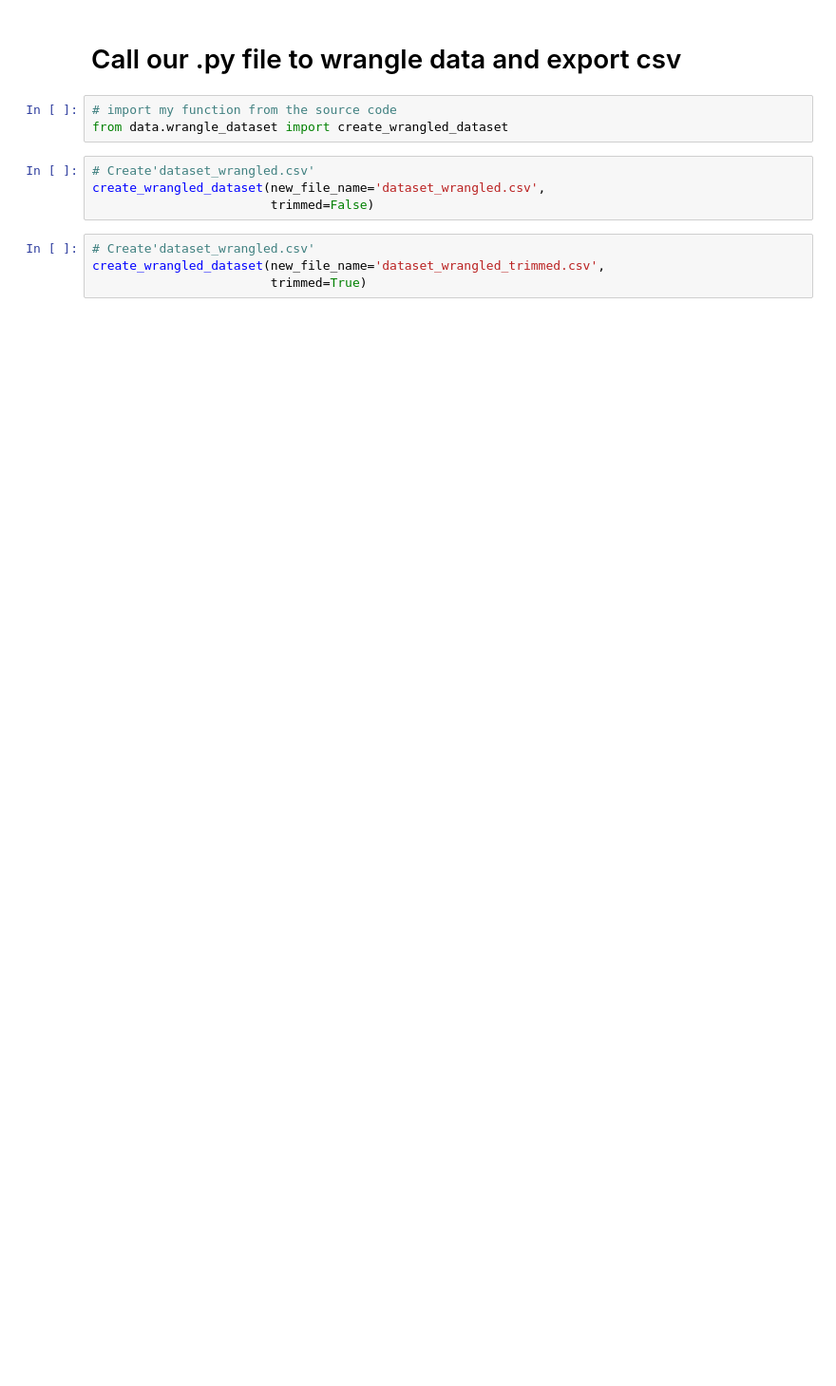
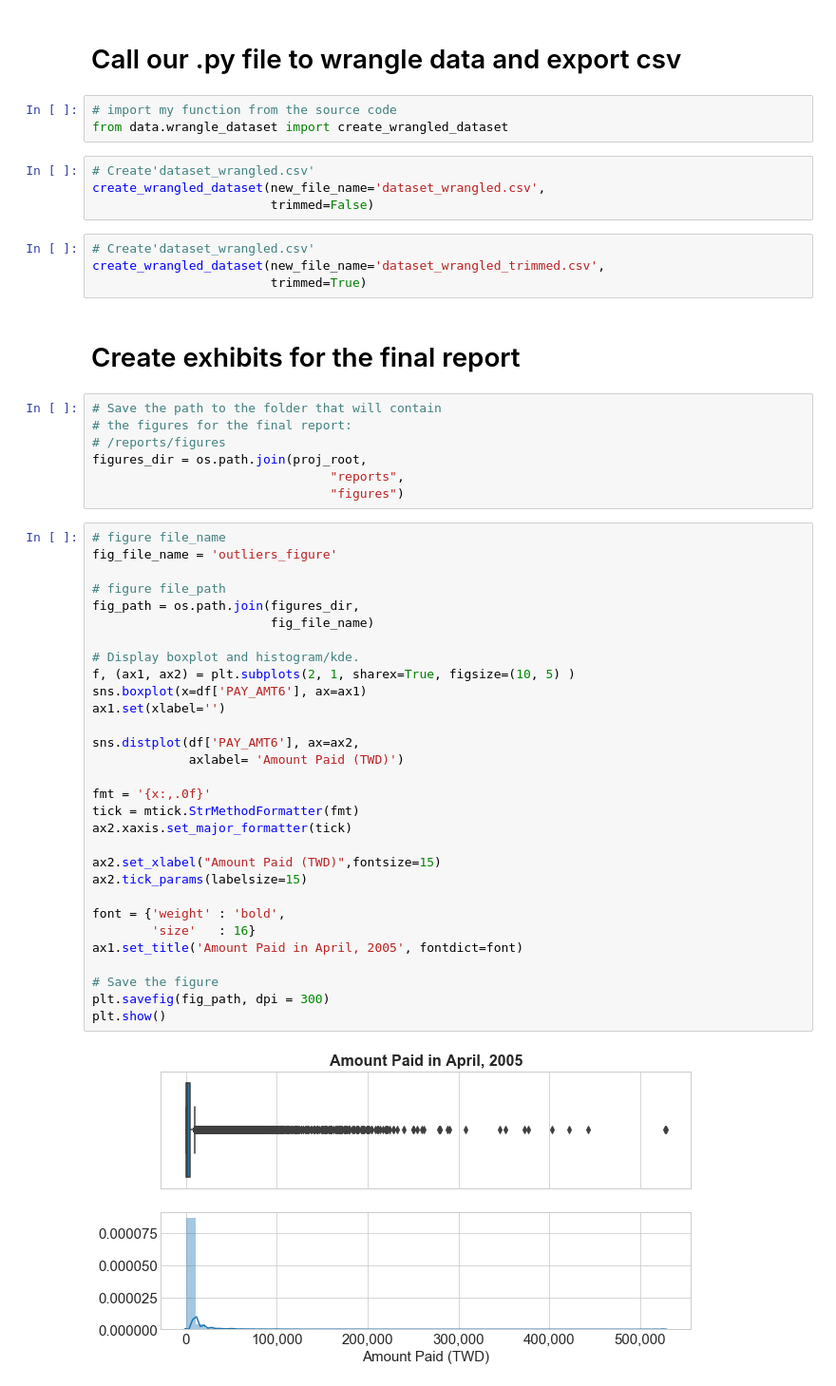
Before and after one commit to zkneupper/Default-Prediction-Capstone, a Jupyter notebook: notebooks/Data-Wrangling.ipynb, the cells around one changed output. Shown: that part at 95% size. Cells and saved outputs as stored; diff of their text form; blank space fills up the shorter version.

```diff
--- a/notebooks/Data-Wrangling.ipynb
+++ b/notebooks/Data-Wrangling.ipynb
@@ -1237,3 +1276,44 @@ create_wrangled_dataset(new_file_name='dataset_wrangled.csv',
 # Create'dataset_wrangled.csv'
 create_wrangled_dataset(new_file_name='dataset_wrangled_trimmed.csv',
                         trimmed=True)
+# %% [markdown]
+# Create exhibits for the final report
+# %%
+# Save the path to the folder that will contain
+# the figures for the final report:
+# /reports/figures
+figures_dir = os.path.join(proj_root,
+                                "reports",
+                                "figures")
+# %%
+# figure file_name
+fig_file_name = 'outliers_figure'
+
+# figure file_path
+fig_path = os.path.join(figures_dir,
+                        fig_file_name)
+
+# Display boxplot and histogram/kde.
+f, (ax1, ax2) = plt.subplots(2, 1, sharex=True, figsize=(10, 5) )
+sns.boxplot(x=df['PAY_AMT6'], ax=ax1)
+ax1.set(xlabel='')
+
+sns.distplot(df['PAY_AMT6'], ax=ax2,
+             axlabel= 'Amount Paid (TWD)')
+
+fmt = '{x:,.0f}'
+tick = mtick.StrMethodFormatter(fmt)
+ax2.xaxis.set_major_formatter(tick)
+
+ax2.set_xlabel("Amount Paid (TWD)",fontsize=15)
+ax2.tick_params(labelsize=15)
+
+font = {'weight' : 'bold',
+        'size'   : 16}
+ax1.set_title('Amount Paid in April, 2005', fontdict=font)
+
+# Save the figure
+plt.savefig(fig_path, dpi = 300)
+plt.show()
+# %% [output]
+[figure, added]
```
Also changed, not shown: parts of 14 cells of this notebook, 9 other files.
